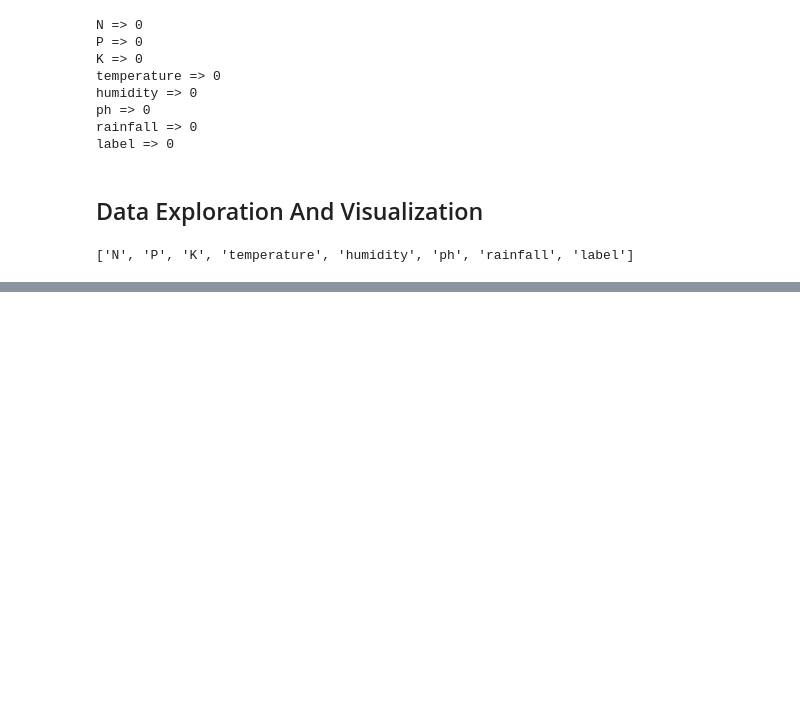
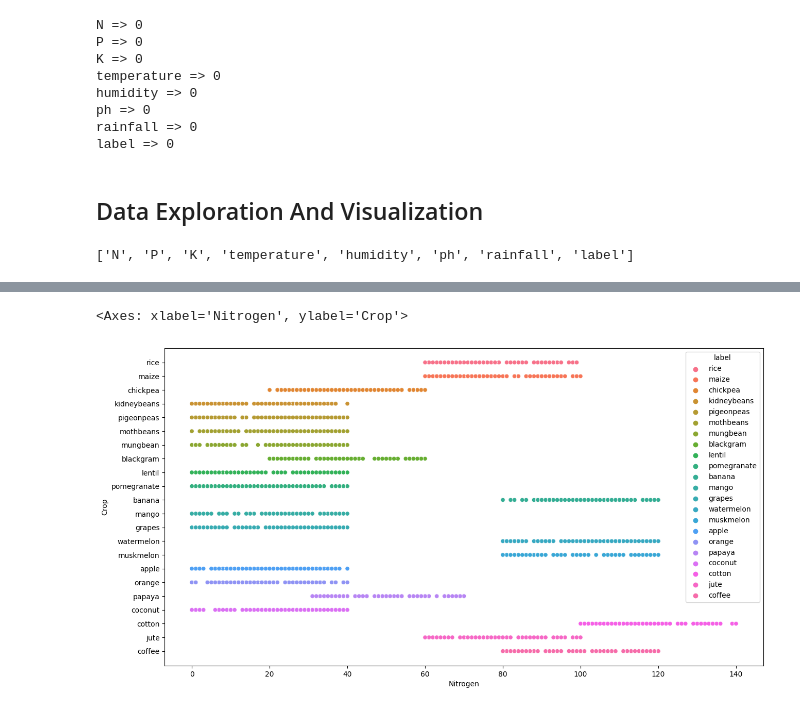
Before and after one commit to Akshay2002Singh/Crop-Recommendation-System, a Jupyter notebook: Notebooks/Crop_Recommendation_analysis.ipynb, the cells around one changed output, grey strips where cells are left out. Saved outputs shown, nothing was run; the diff lists cells and outputs as text; code cells hidden in the pictures; blank space fills up the shorter version.

```diff
--- a/Notebooks/Crop_Recommendation_analysis.ipynb
+++ b/Notebooks/Crop_Recommendation_analysis.ipynb
@@ -119,0 +179,9 @@ list(dataset.columns)
+# %%
+# effect of Nitrogen on crop
+
+plt.figure(figsize=(15,8))
+plt.axes(xlabel="Nitrogen", ylabel="Crop")
+sns.scatterplot(data=dataset, x='N', y='label', hue='label')
+# %% [output]
+<Axes: xlabel='Nitrogen', ylabel='Crop'>
+[figure, added]
```
Also changed, not shown: parts of 15 cells of this notebook, 2 other files.
